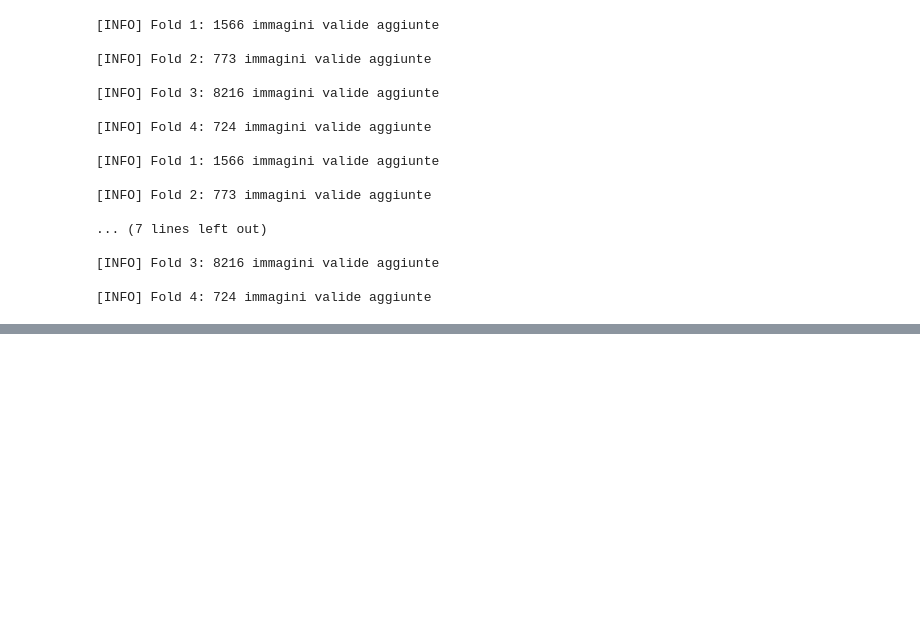
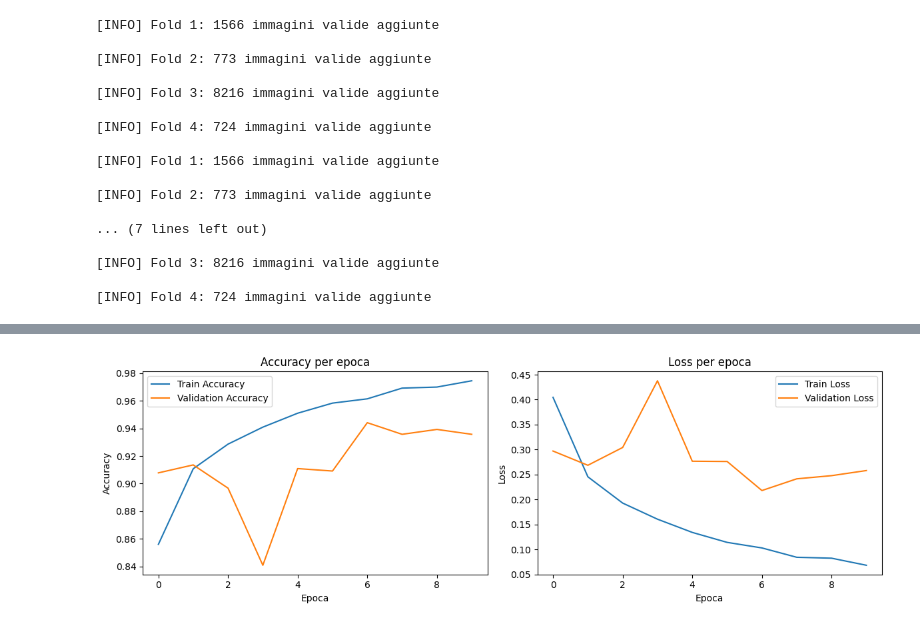
Before and after one commit to simone002/Progetto_CV, a Jupyter notebook: progetto.ipynb, the cells around one changed output, grey strips where cells are left out. Saved outputs shown, nothing was run; the diff lists cells and outputs as text; code cells hidden in the pictures; blank space fills up the shorter version.

```diff
--- a/progetto.ipynb
+++ b/progetto.ipynb
@@ -1048,0 +1102,94 @@ plt.show()
+# %%
+import matplotlib.pyplot as plt
+import seaborn as sns
+from sklearn.metrics import confusion_matrix, classification_report
+import torch
+import torch.nn as nn
+from torchvision import models
+
+# Caricamento del modello
+experiment_name = "resnet18_4classes"  # Stesso nome usato durante il training
+
+# Ricrea l'architettura del modello
+model = models.resnet18()
+model.fc = nn.Linear(model.fc.in_features, 4)
+device = torch.device('cuda' if torch.cuda.is_available() else 'cpu')
+model = model.to(device)
+
+# Carica i pesi del miglior modello
+model.load_state_dict(torch.load(f'models/best_{experiment_name}.pth', map_location=device))
+print(f"Modello caricato: models/best_{experiment_name}.pth")
+
+# Valutazione finale sul test set (o validation set)
+def evaluate_final(model, loader):
+    model.eval()
+    y_true, y_pred = [], []
+    with torch.no_grad():
+        for imgs, labels in loader:
+            imgs, labels = imgs.to(device), labels.to(device)
+            outputs = model(imgs)
+            _, preds = torch.max(outputs, 1)
+            y_true.extend(labels.cpu().numpy())
+            y_pred.extend(preds.cpu().numpy())
+    return y_true, y_pred
+
+# Ottieni le predizioni (usa val_loader o test_loader)
+y_true, y_pred = evaluate_final(model, val_loader)
+
+try:
+
+    checkpoint = torch.load(f'models/final_{experiment_name}.pth', map_location=device)
+    train_accs = checkpoint['train_accs']
+    val_accs = checkpoint['val_accs']
+    train_losses = checkpoint['train_losses']
+    val_losses = checkpoint['val_losses']
+
+    plt.figure(figsize=(12, 4))
+
+    plt.subplot(1, 2, 1)
+    plt.plot(train_accs, label="Train Accuracy")
+    plt.plot(val_accs, label="Validation Accuracy")
+    plt.xlabel("Epoca")
+    plt.ylabel("Accuracy")
+    plt.title("Accuracy per epoca")
+    plt.legend()
+
+    plt.subplot(1, 2, 2)
+    plt.plot(train_losses, label="Train Loss")
+    plt.plot(val_losses, label="Validation Loss")
+    plt.xlabel("Epoca")
+    plt.ylabel("Loss")
+    plt.title("Loss per epoca")
+    plt.legend()
+
+    plt.tight_layout()
+    plt.show()
+
+except FileNotFoundError:
+    print("File del modello finale non trovato - salta i plot delle curve")
+    print("Assicurati di aver completato il training prima")
+
+# Classification Report
+print("\n" + "="*50)
+print("CLASSIFICATION REPORT")
+print("="*50)
+print(classification_report(y_true, y_pred, target_names=['Corylus_normal', 'Corylus_anomalo', 'Alnus','Debris']))
+
+# Confusion Matrix
+plt.figure(figsize=(8, 6))
+sns.heatmap(confusion_matrix(y_true, y_pred),
+            annot=True,
+            fmt='d',
+            xticklabels=['Corylus_normal', 'Corylus_anomalo', 'Alnus','Debris'],
+            yticklabels=['Corylus_normal', 'Corylus_anomalo', 'Alnus','Debris'],
+            cmap='Blues')
+plt.title("Confusion Matrix")
+plt.xlabel("Predetto")
+plt.ylabel("Reale")
+plt.show()
+
+# Accuracy finale
+from sklearn.metrics import accuracy_score
+final_accuracy = accuracy_score(y_true, y_pred)
+print(f"\nAccuracy finale: {final_accuracy:.4f}")
+# %% [output]
@@ -1048,0 +1197 @@ plt.show()
+[figure, added]
```
Also changed, not shown: parts of 8 cells of this notebook.
